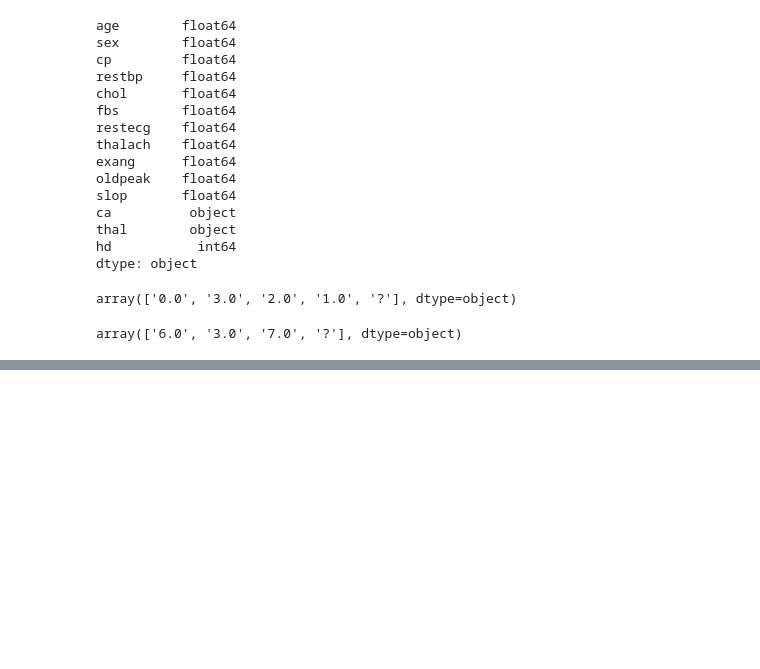
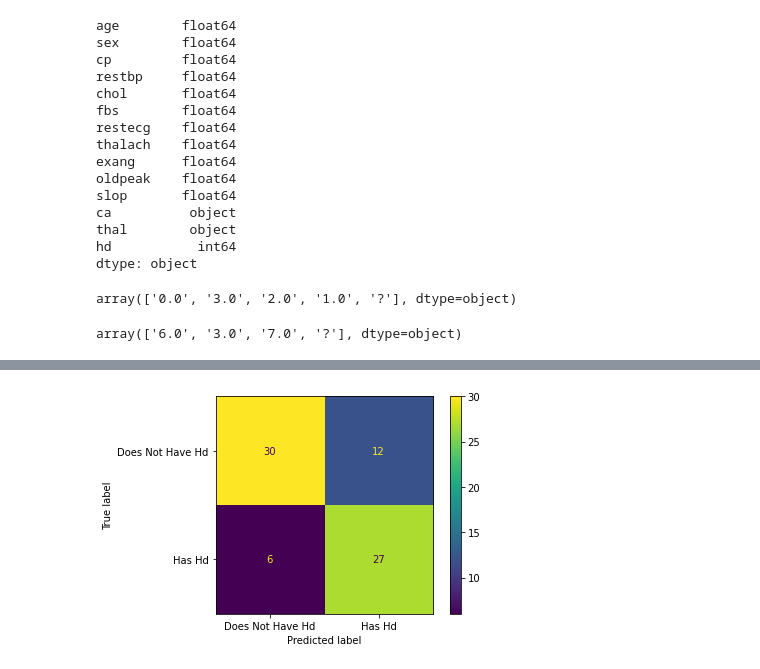
Before and after one commit to lkarjun/data-science-from-scratch, a Jupyter notebook: 17 Decision Tree/play_ground_Decision_tree.ipynb, the cells around one changed output, grey strips where cells are left out. Saved outputs shown, nothing was run; the diff lists cells and outputs as text; code cells hidden in the pictures; blank space fills up the shorter version.

```diff
--- a/17 Decision Tree/play_ground_Decision_tree.ipynb
+++ b/17 Decision Tree/play_ground_Decision_tree.ipynb
@@ -65,0 +202,4 @@ array(['6.0', '3.0', '7.0', '?'], dtype=object)
+# %%
+plot_confusion_matrix(clf_dt, X_test, y_test, display_labels=["Does Not Have Hd", "Has Hd"]);
+# %% [output]
+[figure, added]
```
Also changed, not shown: parts of 21 cells of this notebook.
